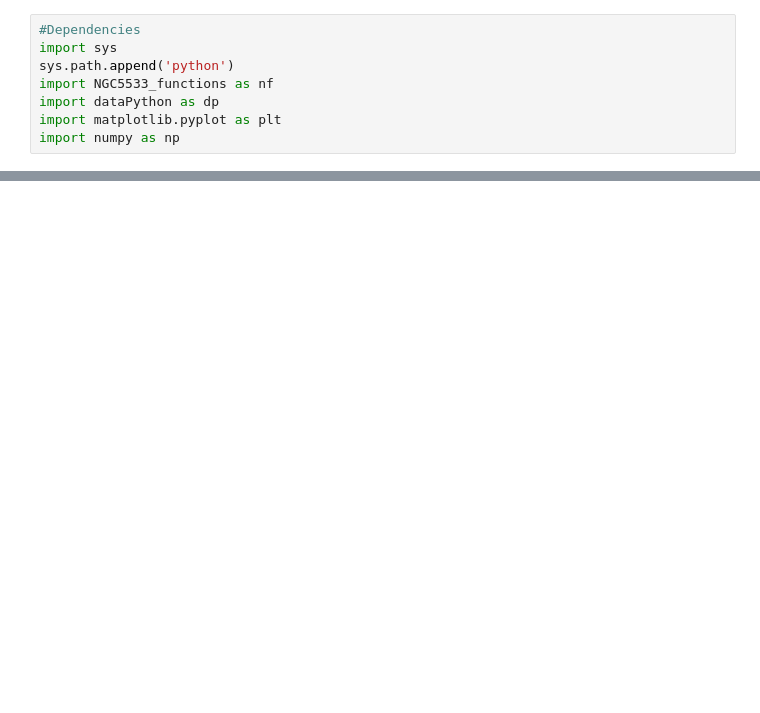
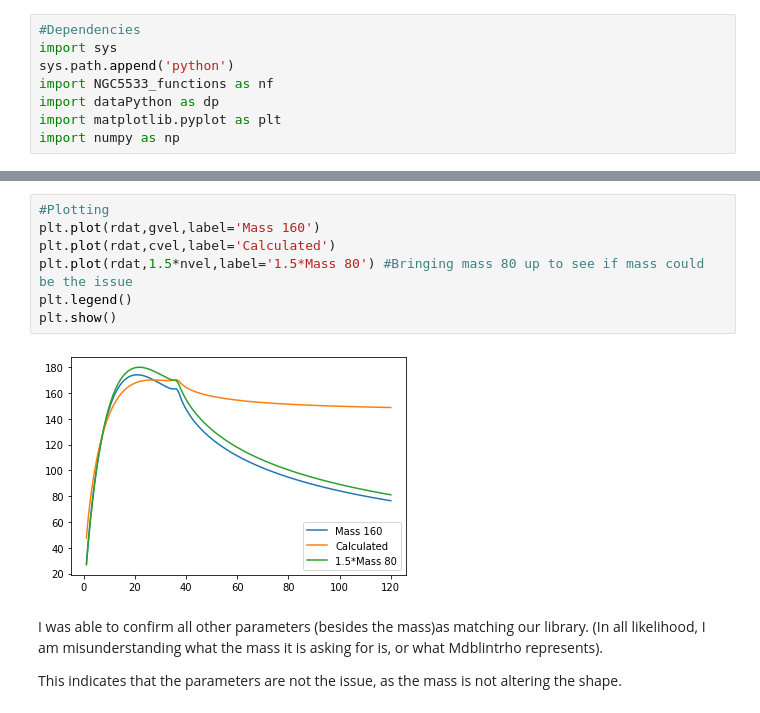
Before and after one commit to villano-lab/grav_project, a Jupyter notebook: DiskComparison.ipynb, the cells around one changed output, grey strips where cells are left out. Saved outputs shown, nothing was run; the diff lists cells and outputs as text; blank space fills up the shorter version.

```diff
--- a/DiskComparison.ipynb
+++ b/DiskComparison.ipynb
@@ -21,0 +26,13 @@ plt.plot(rdat,cvel)
+# %%
+#Plotting
+plt.plot(rdat,gvel,label='Mass 160')
+plt.plot(rdat,cvel,label='Calculated')
+plt.plot(rdat,1.5*nvel,label='1.5*Mass 80') #Bringing mass 80 up to see if mass could be the issue
+plt.legend()
+plt.show()
+# %% [output]
+[figure, added]
+# %% [markdown]
+I was able to confirm all other parameters (besides the mass)as matching our library. (In all likelihood, I am misunderstanding what the mass it is asking for is, or what Mdblintrho represents).
+
+This indicates that the parameters are not the issue, as the mass is not altering the shape.
```
Also changed, not shown: parts of 2 cells of this notebook, 2 other files.
